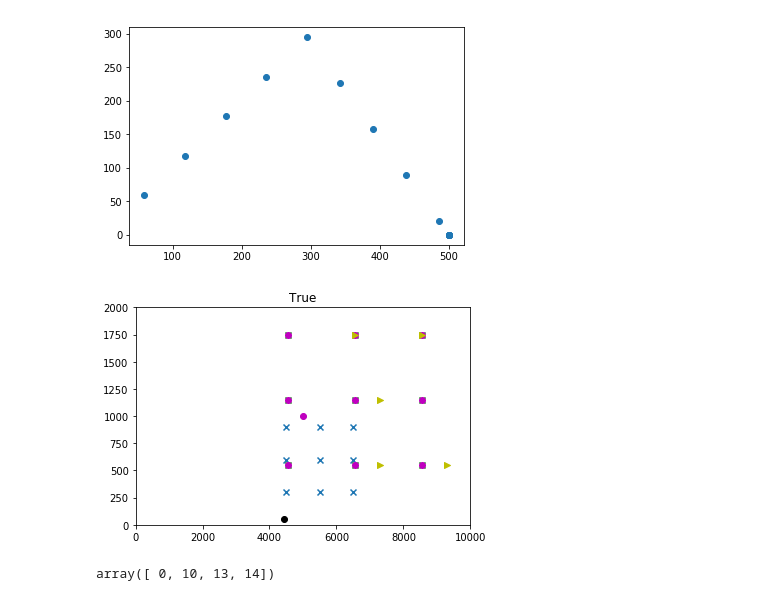
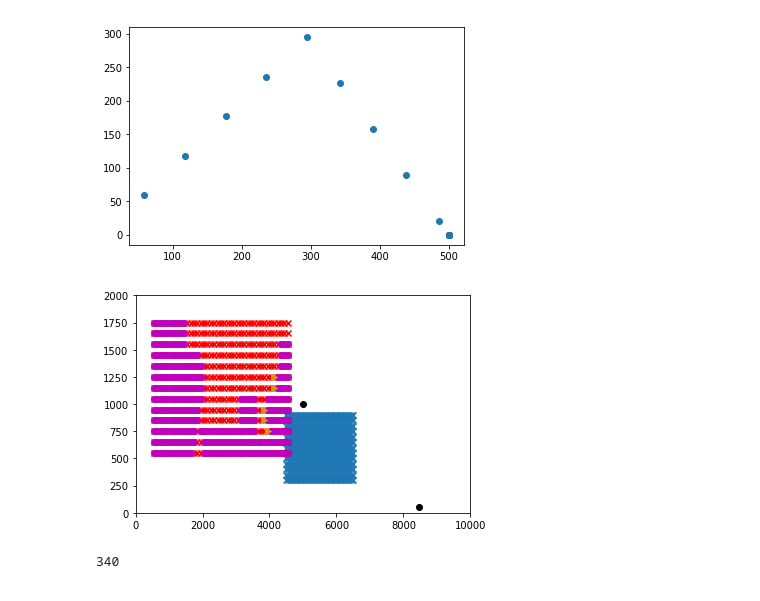
Before and after one commit to BeloborodovDS/AramcoUpstream, a Jupyter notebook: drones.ipynb, the cells around one changed output. Drawn from its saved outputs; the diff is of its cells as text; code cells hidden in the pictures.

```diff
--- a/drones.ipynb
+++ b/drones.ipynb
@@ -339,22 +325,20 @@ plt.scatter(xy[:,0],xy[:,1])
 <matplotlib.collections.PathCollection at 0x...>
 [figure]
 # %%
-env = Environment(grid_x=3,grid_y=3)
-env.car_speed *= 9
-for i in range(10000):
+env = Environment(grid_x=41,grid_y=13)
+env.car_speed *= 2
+for i in range(1000):
     _, _, points = assign_targets(*env.get_data(), None, 0)
     if points.size == 0:
         break
-#     print(points)
-#     break
     env.step(points)
-    plt.title(env.sending)
+    #print(str([(e.death_dist-e.base_dist) for e in env.drones]))
     env.visualize()
     plt.show()
     clear_output(True)
 # %% [output]
-[figure, old version]
+[figure, new version]
-# %%
-env.car_steps
-# %% [output]
-array([ 0, 10, 13, 14])
+# %%
+85*4
+# %% [output]
+340
```
Also changed, not shown: parts of 5 cells of this notebook.
